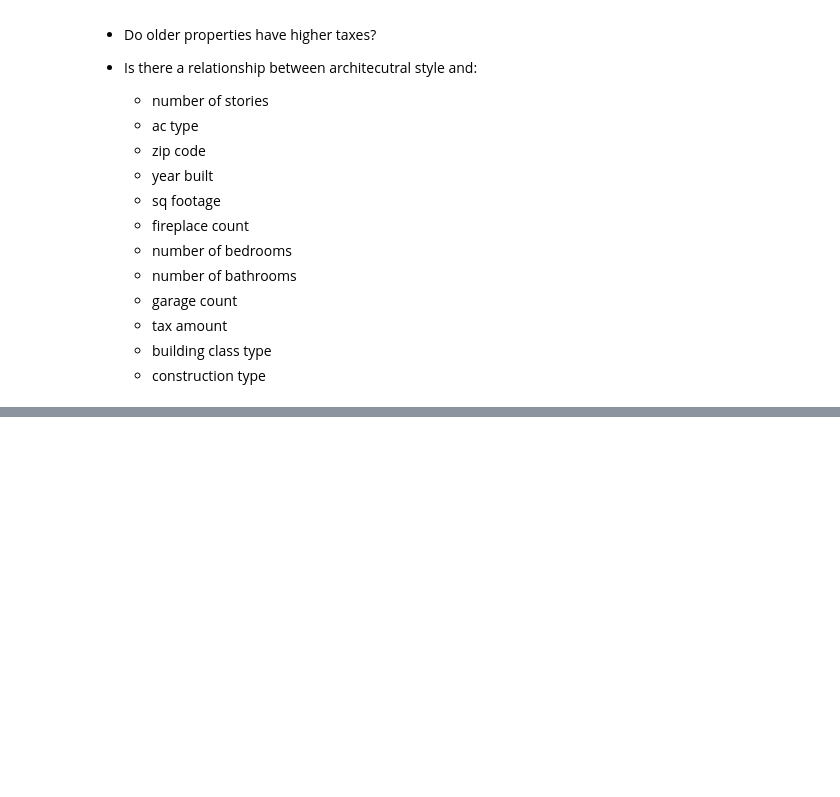
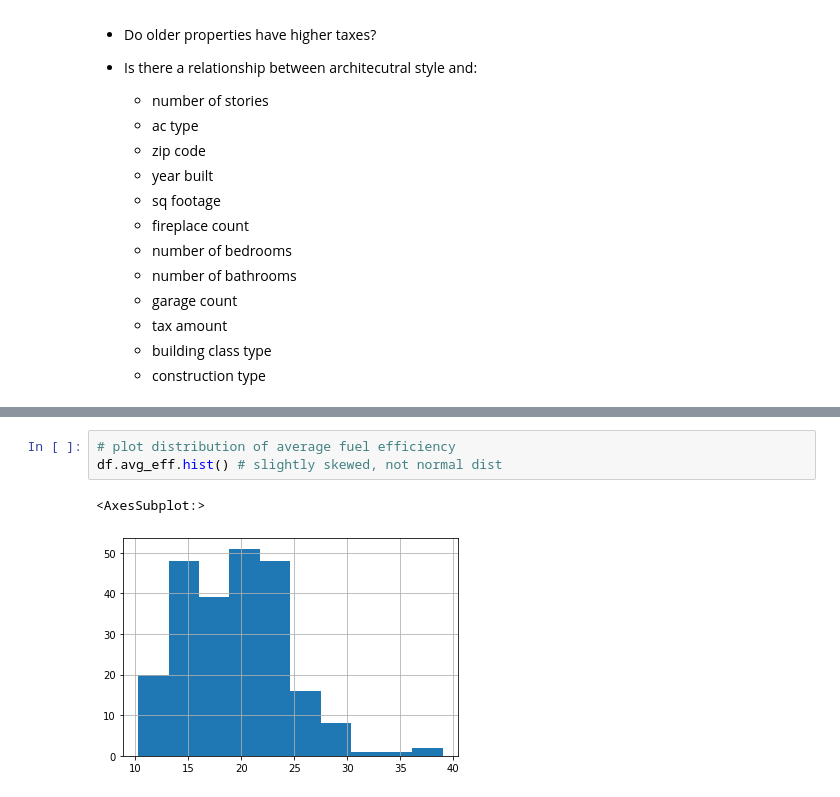
Before and after one commit to mariamnaqvi/statistics-exercises, a Jupyter notebook: hypothesis_testing.ipynb, the cells around one changed output, grey strips where cells are left out. Drawn from its saved outputs; the diff is of its cells as text; blank space fills up the shorter version.

```diff
--- a/hypothesis_testing.ipynb
+++ b/hypothesis_testing.ipynb
@@ -122,0 +311,6 @@
+# %%
+# plot distribution of average fuel efficiency
+df.avg_eff.hist() # slightly skewed, not normal dist
+# %% [output]
+<AxesSubplot:>
+[figure, added]
```
Also changed, not shown: parts of 62 cells of this notebook.
